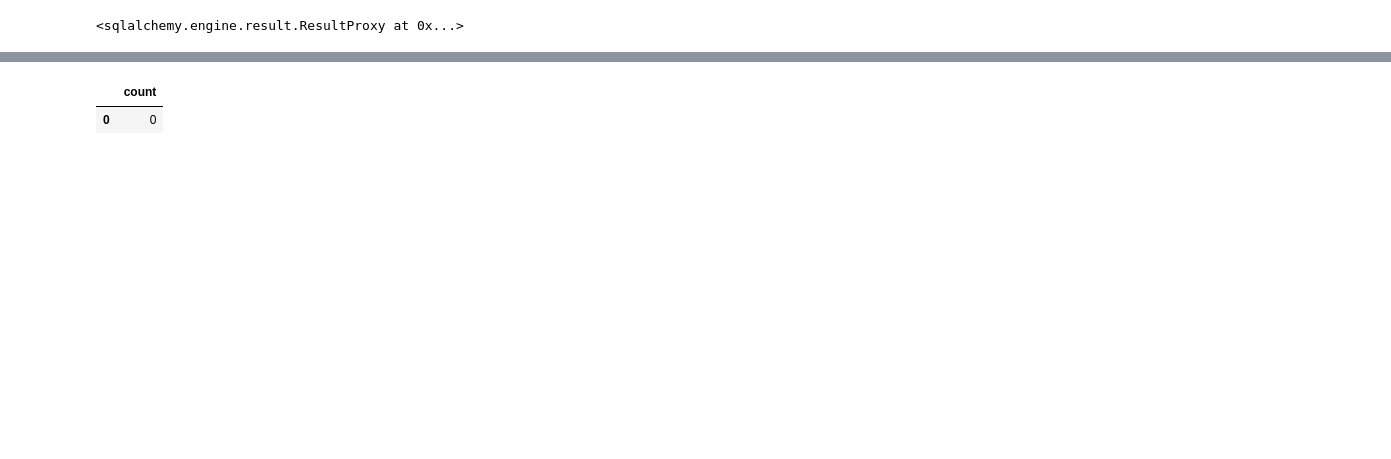
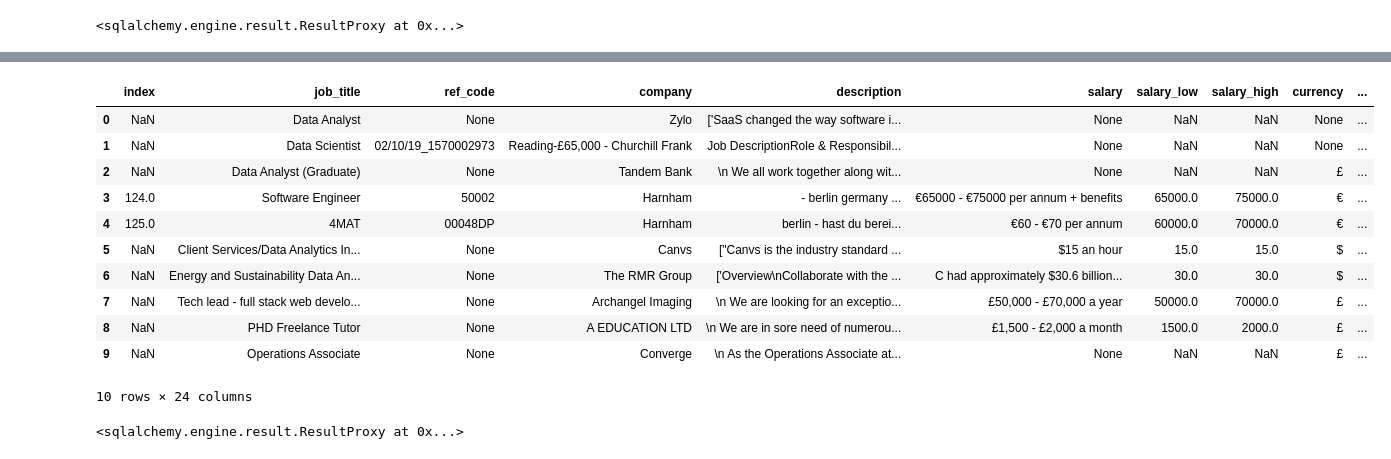
Before and after one commit to jamobe/DataScienceJobs, a Jupyter notebook: SQL/DatabaseAdditionsWorkflow.ipynb, the cells around one changed output, grey strips where cells are left out. Drawn from its saved outputs; the diff is of its cells as text; code cells hidden in the pictures; blank space fills up the shorter version.

```diff
--- a/SQL/DatabaseAdditionsWorkflow.ipynb
+++ b/SQL/DatabaseAdditionsWorkflow.ipynb
@@ -10,7 +10,7 @@ from sqlalchemy import create_engine
 import pandas as pd
 # %%
 #connect to the database
-PASSWORD = pd.read_pickle('C:/Users/lundr/DataScienceJobs/data/SQL_password.pkl')
+PASSWORD = pd.read_pickle('~/DataScienceJobs/data/SQL_password.pkl')
 engine = create_engine('postgresql://postgres:'+PASSWORD.iloc[0,0]+'@dsj-1.c9mo6xd9bf9d.us-west-2.rds.amazonaws.com:5432/')
 # %%
 # append to stick it on the end and, replace to update
@@ -29,6 +46,26 @@ engine.execute(" DELETE FROM all_data a USING all_data b WHERE a.id < b.id AND a
 # %%
-pd.read_sql("SELECT count(train_test) FROM all_data", engine)
+pd.read_sql("SELECT * FROM all_data LIMIT 10", engine)
 # %% [output]
-|  | count |
-| 0 | 0 |
+|  | index | job_title | ref_code | company | description | salary | salary_low | salary_high | currency | ... |
+| 0 | NaN | Data Analyst | None | Zylo | ['SaaS changed the way software i... | None | NaN | NaN | None | ... |
+| 1 | NaN | Data Scientist | 02/10/19_1570002973 | Reading-£65,000 - Churchill Frank | Job DescriptionRole & Responsibil... | None | NaN | NaN | None | ... |
+| 2 | NaN | Data Analyst (Graduate) | None | Tandem Bank | \n We all work together along wit... | None | NaN | NaN | £ | ... |
+| 3 | 124.0 | Software Engineer | 50002 | Harnham | - berlin germany ... | €65000 - €75000 per annum + benefits | 65000.0 | 75000.0 | € | ... |
+| 4 | 125.0 | 4MAT | 00048DP | Harnham | berlin - hast du berei... | €60 - €70 per annum | 60000.0 | 70000.0 | € | ... |
+| 5 | NaN | Client Services/Data Analytics In... | None | Canvs | ["Canvs is the industry standard ... | $15 an hour | 15.0 | 15.0 | $ | ... |
+| 6 | NaN | Energy and Sustainability Data An... | None | The RMR Group | ['Overview\nCollaborate with the ... | C had approximately $30.6 billion... | 30.0 | 30.0 | $ | ... |
+| 7 | NaN | Tech lead - full stack web develo... | None | Archangel Imaging | \n We are looking for an exceptio... | £50,000 - £70,000 a year | 50000.0 | 70000.0 | £ | ... |
+| 8 | NaN | PHD Freelance Tutor | None | A EDUCATION LTD | \n We are in sore need of numerou... | £1,500 - £2,000 a month | 1500.0 | 2000.0 | £ | ... |
+| 9 | NaN | Operations Associate | None | Converge | \n As the Operations Associate at... | None | NaN | NaN | £ | ... |
+10 rows × 24 columns
+# %%
+# allocate train and tes columns
+engine.execute(''' UPDATE all_data
+                    SET train_test_label = CASE
+                                            WHEN random() > 0.2 THEN 'train'
+                                            ELSE 'test'
+                                            END
+                    WHERE train_test_label IS NULL''')
+# %% [output]
+<sqlalchemy.engine.result.ResultProxy at 0x...>
 # %%
```
Also changed, not shown: parts of 12 cells of this notebook, 2 other files.
